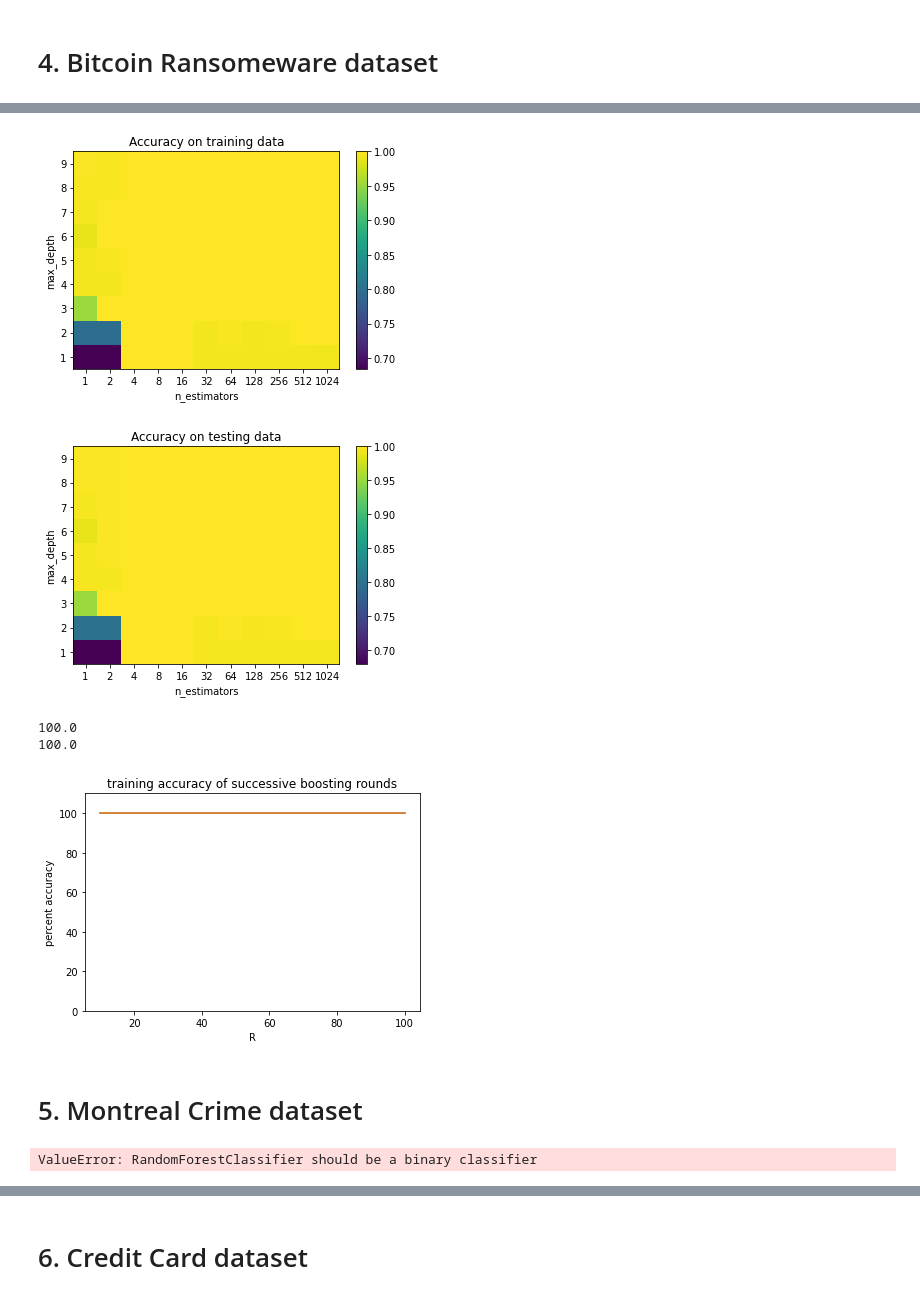
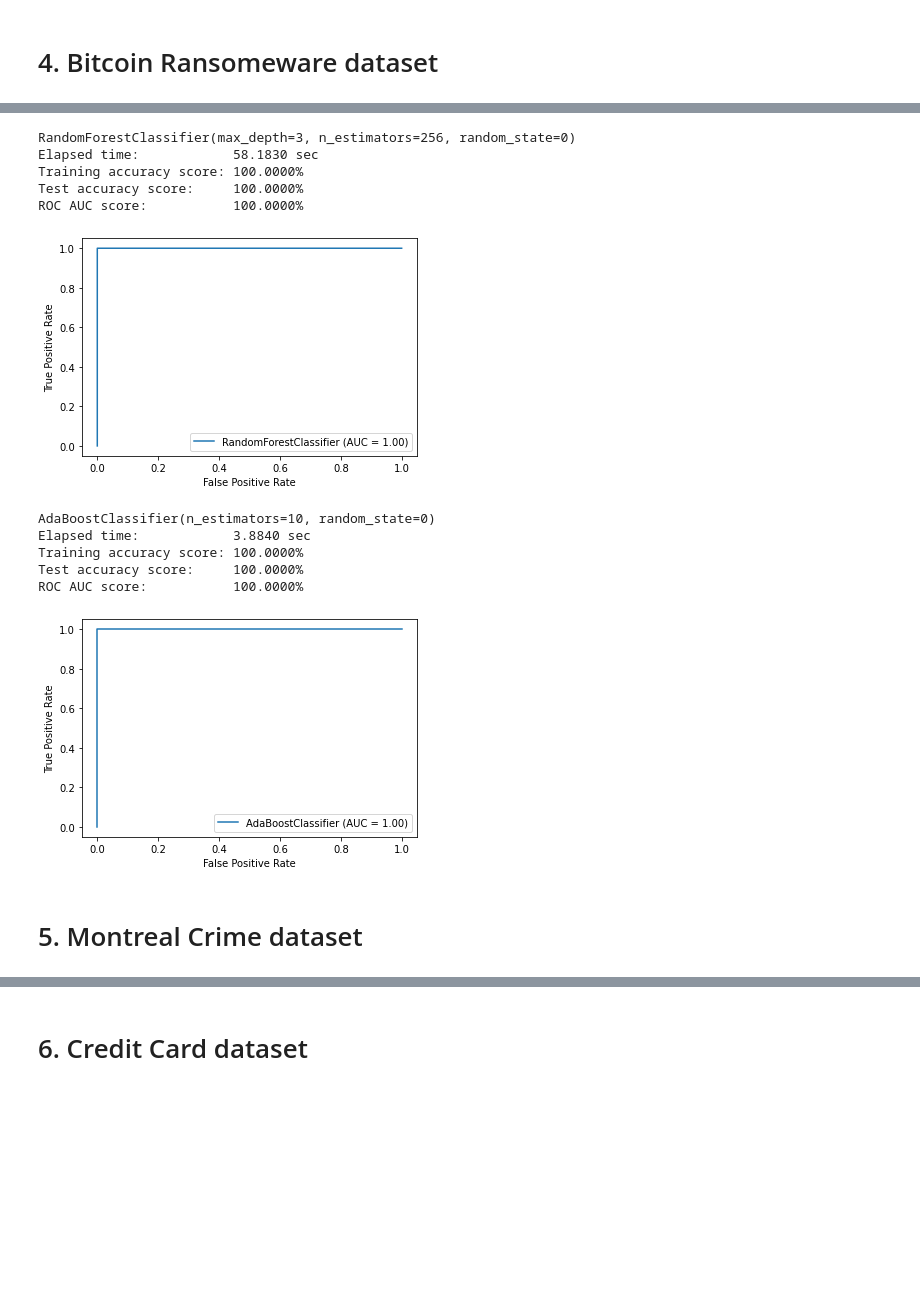
Before and after one commit to mdherdi/MachineLearning_ModelComparison, a Jupyter notebook: analysis/konstantin/project.ipynb, the cells around one changed output, grey strips where cells are left out. Cells and saved outputs as stored; diff of their text form; code cells hidden in the pictures; blank space fills up the shorter version.

```diff
--- a/analysis/konstantin/project.ipynb
+++ b/analysis/konstantin/project.ipynb
@@ -255,28 +242,29 @@ print (acc_test)
 # %%
 # Training and evaluation code
-a_train, a_test=randomForestsTrainEval (X_train, y_train, X_test)
+m, t=randomForestsTrainEval (X_train, y_train)
-# %%
-# Plotting code
-plotAccuracy (a_train, a_test)
-# %% [output]
-[figure, removed]
-[figure, removed]
+# %%
+# Plotting code
+plotModel (m, t, X_train, y_train, X_test, y_test)
+# %% [output]
+RandomForestClassifier(max_depth=3, n_estimators=256, random_state=0)
+Elapsed time:            58.1830 sec
+Training accuracy score: 100.0000%
+Test accuracy score:     100.0000%
+ROC AUC score:           100.0000%
+[figure, added]
 # %%
-# Simple training and evaluation code
-acc_train, acc_test = adaBoostSimple (X_train, y_train, X_test)
-print (acc_train)
-print (acc_test)
+# Training and evaluation code
+m, t=adaBoostTrainEval (X_train, y_train)
-# %% [output]
-100.0
-100.0
 # %%
-# Training and evaluation code
-a_train, a_test=adaBoostTrainEval (X_train, y_train, X_test)
+# Plotting code
+plotModel (m, t, X_train, y_train, X_test, y_test)
+# %% [output]
+AdaBoostClassifier(n_estimators=10, random_state=0)
+Elapsed time:            3.8840 sec
+Training accuracy score: 100.0000%
+Test accuracy score:     100.0000%
+ROC AUC score:           100.0000%
+[figure, added]
-# %%
-# Plotting code
-lineAccuracy (a_train*100, a_test*100)
-# %% [output]
-[figure, removed]
 # %% [markdown]
 # 5. Montreal Crime dataset
 # %%
@@ -294,12 +282,5 @@ y_train=R_train[:, 0].astype(np.int32)
 R_test=TR.loc[TR['YEAR'] == 2019].values
 X_test=R_test[:, [2,3,4,5,6,7,9,10]]
 y_test=R_test[:, 0].astype(np.int32)
-# %%
-# Simple training and evaluation code
-acc_train, acc_test = randomForestSimple (X_train, y_train, X_test, y_test)
-print (acc_train)
-print (acc_test)
-# %% [output]
-ValueError: RandomForestClassifier should be a binary classifier
 # %%
 # Training and evaluation code
```
Also changed, not shown: parts of 62 cells of this notebook.
